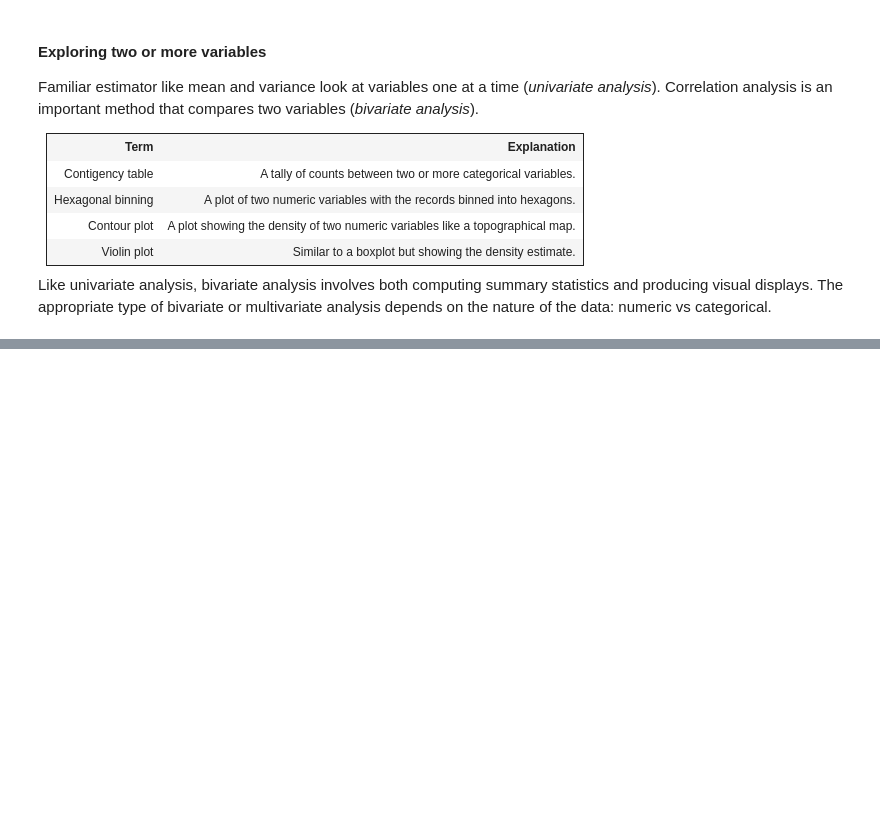
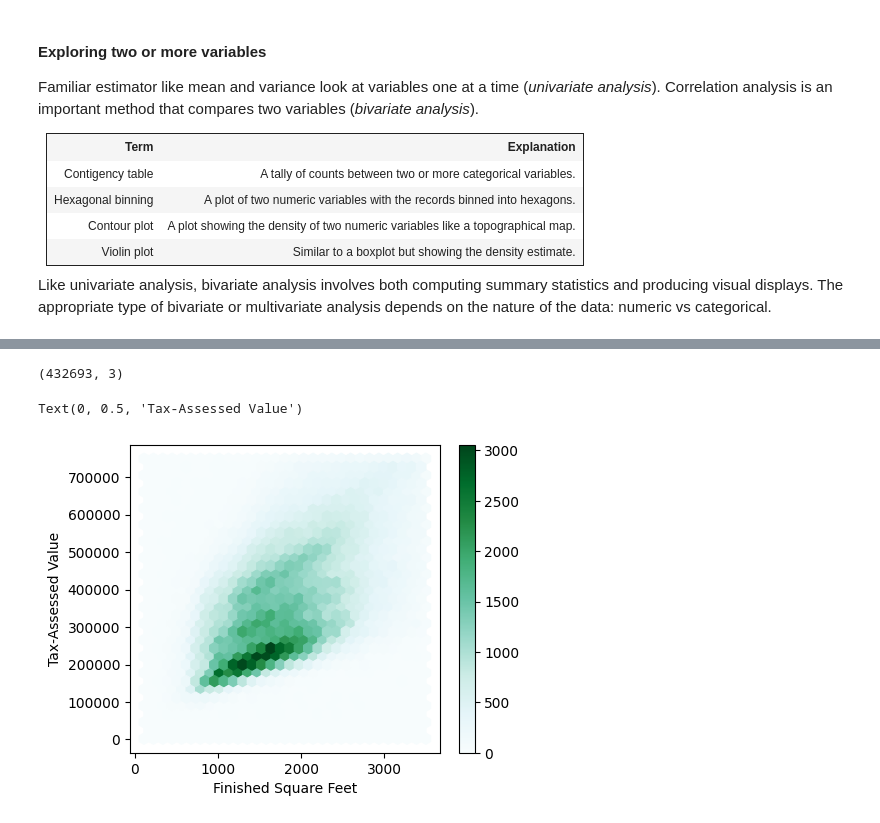
Before and after one commit to Drieger/practical-statistics-for-data-scientists, a Jupyter notebook: 1. Exploratory Data Analysis/eda.ipynb, the cells around one changed output, grey strips where cells are left out. Cells and saved outputs as stored; diff of their text form; code cells hidden in the pictures; blank space fills up the shorter version.

Commit message:
add hexbin and kdeplots

```diff
--- a/1. Exploratory Data Analysis/eda.ipynb
+++ b/1. Exploratory Data Analysis/eda.ipynb
@@ -487,3 +487,5 @@ Familiar estimator like mean and variance look at variables one at a time (_univ
 </table>
 
 Like univariate analysis, bivariate analysis involves both computing summary statistics and producing visual displays. The appropriate type of bivariate or multivariate analysis depends on the nature of the data: numeric vs categorical.
+# %%
+kc_tax = pd.read_csv('https://github.com/gedeck/practical-statistics-for-data-scientists/raw/refs/heads/master/data/kc_tax.csv.gz')
@@ -489,0 +518,20 @@ Like univariate analysis, bivariate analysis involves both computing summary sta
+# %%
+# Filter some values
+kc_tax0 = kc_tax.loc[
+    (kc_tax.TaxAssessedValue < 750000) &
+    (kc_tax.SqFtTotLiving > 100) &
+    (kc_tax.SqFtTotLiving < 3500), :]
+# %%
+kc_tax0.shape
+# %% [output]
+(432693, 3)
+# %%
+# Hexagonal binning plot
+# Group records into hexagonal bins and plot the hexagons with a color
+# indicating the number of records in that bin
+ax = kc_tax0.plot.hexbin(x='SqFtTotLiving', y='TaxAssessedValue', gridsize=30, figsize=(5,4), sharex=False)
+ax.set_xlabel('Finished Square Feet')
+ax.set_ylabel('Tax-Assessed Value')
+# %% [output]
+Text(0, 0.5, 'Tax-Assessed Value')
+[figure, added]
```
Also changed, not shown: parts of 4 cells of this notebook.
